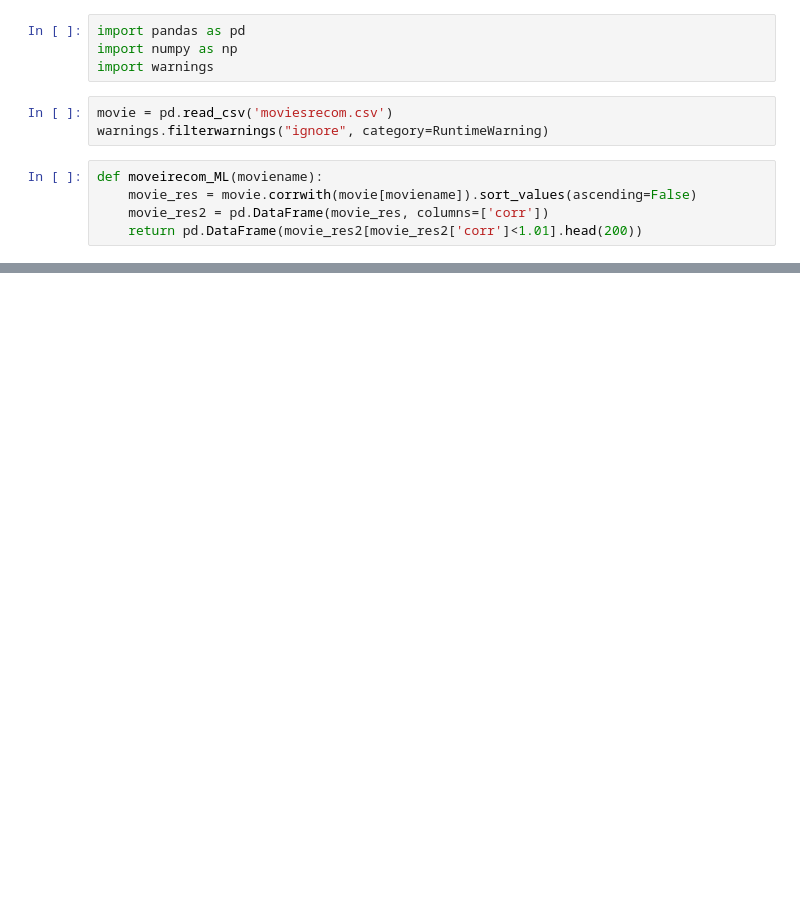
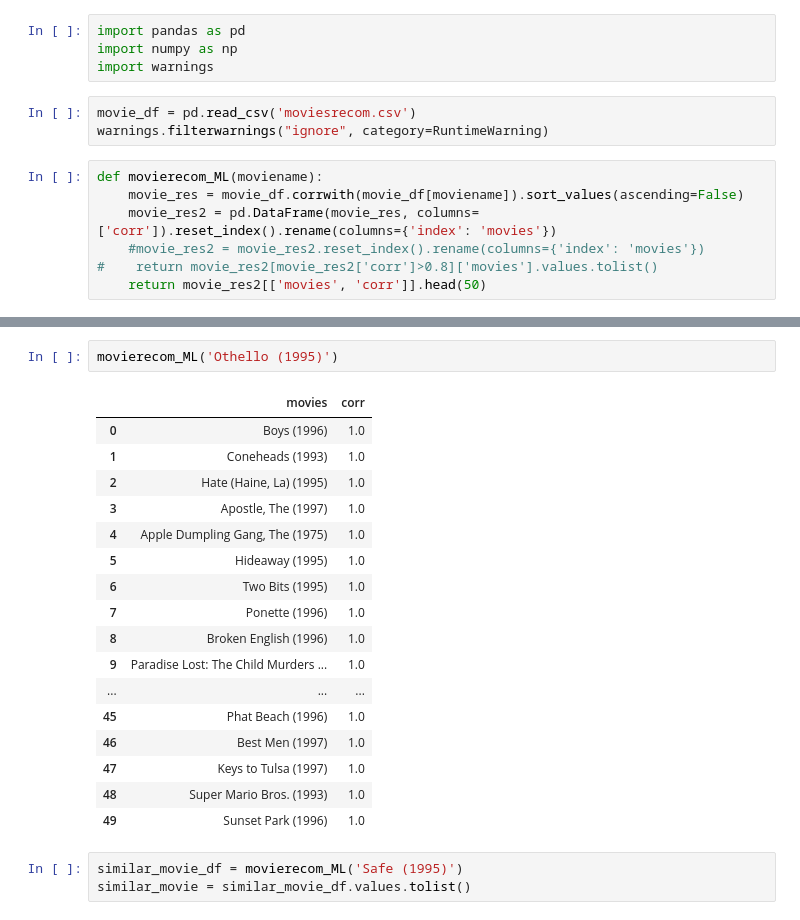
Before and after one commit to addy-bhatkal/addy-bhatkal-portfolio, a Jupyter notebook: To Play around Movie reccomendation 3 - Copy.ipynb, the cells around one changed output, grey strips where cells are left out. Drawn from its saved outputs; the diff is of its cells as text; blank space fills up the shorter version.

```diff
--- a/To Play around Movie reccomendation 3 - Copy.ipynb
+++ b/To Play around Movie reccomendation 3 - Copy.ipynb
@@ -3,10 +3,12 @@ import pandas as pd
 import numpy as np
 import warnings
 # %%
-movie = pd.read_csv('moviesrecom.csv')
+movie_df = pd.read_csv('moviesrecom.csv')
 warnings.filterwarnings("ignore", category=RuntimeWarning)
 # %%
-def moveirecom_ML(moviename):
-    movie_res = movie.corrwith(movie[moviename]).sort_values(ascending=False)
-    movie_res2 = pd.DataFrame(movie_res, columns=['corr'])
-    return pd.DataFrame(movie_res2[movie_res2['corr']<1.01].head(200))
+def movierecom_ML(moviename):
+    movie_res = movie_df.corrwith(movie_df[moviename]).sort_values(ascending=False)
+    movie_res2 = pd.DataFrame(movie_res, columns=['corr']).reset_index().rename(columns={'index': 'movies'})
+    #movie_res2 = movie_res2.reset_index().rename(columns={'index': 'movies'})
+#    return movie_res2[movie_res2['corr']>0.8]['movies'].values.tolist()
+    return movie_res2[['movies', 'corr']].head(50)
@@ -77,0 +35,23 @@ Length: 1665, dtype: float64
+# %%
+movierecom_ML('Othello (1995)')
+# %% [output]
+|  | movies | corr |
+| 0 | Boys (1996) | 1.0 |
+| 1 | Coneheads (1993) | 1.0 |
+| 2 | Hate (Haine, La) (1995) | 1.0 |
+| 3 | Apostle, The (1997) | 1.0 |
+| 4 | Apple Dumpling Gang, The (1975) | 1.0 |
+| 5 | Hideaway (1995) | 1.0 |
+| 6 | Two Bits (1995) | 1.0 |
+| 7 | Ponette (1996) | 1.0 |
+| 8 | Broken English (1996) | 1.0 |
+| 9 | Paradise Lost: The Child Murders ... | 1.0 |
+| ... | ... | ... |
+| 45 | Phat Beach (1996) | 1.0 |
+| 46 | Best Men (1997) | 1.0 |
+| 47 | Keys to Tulsa (1997) | 1.0 |
+| 48 | Super Mario Bros. (1993) | 1.0 |
+| 49 | Sunset Park (1996) | 1.0 |
+# %%
+similar_movie_df = movierecom_ML('Safe (1995)')
+similar_movie = similar_movie_df.values.tolist()
```
Also changed, not shown: parts of 14 cells of this notebook, 27 other files.
